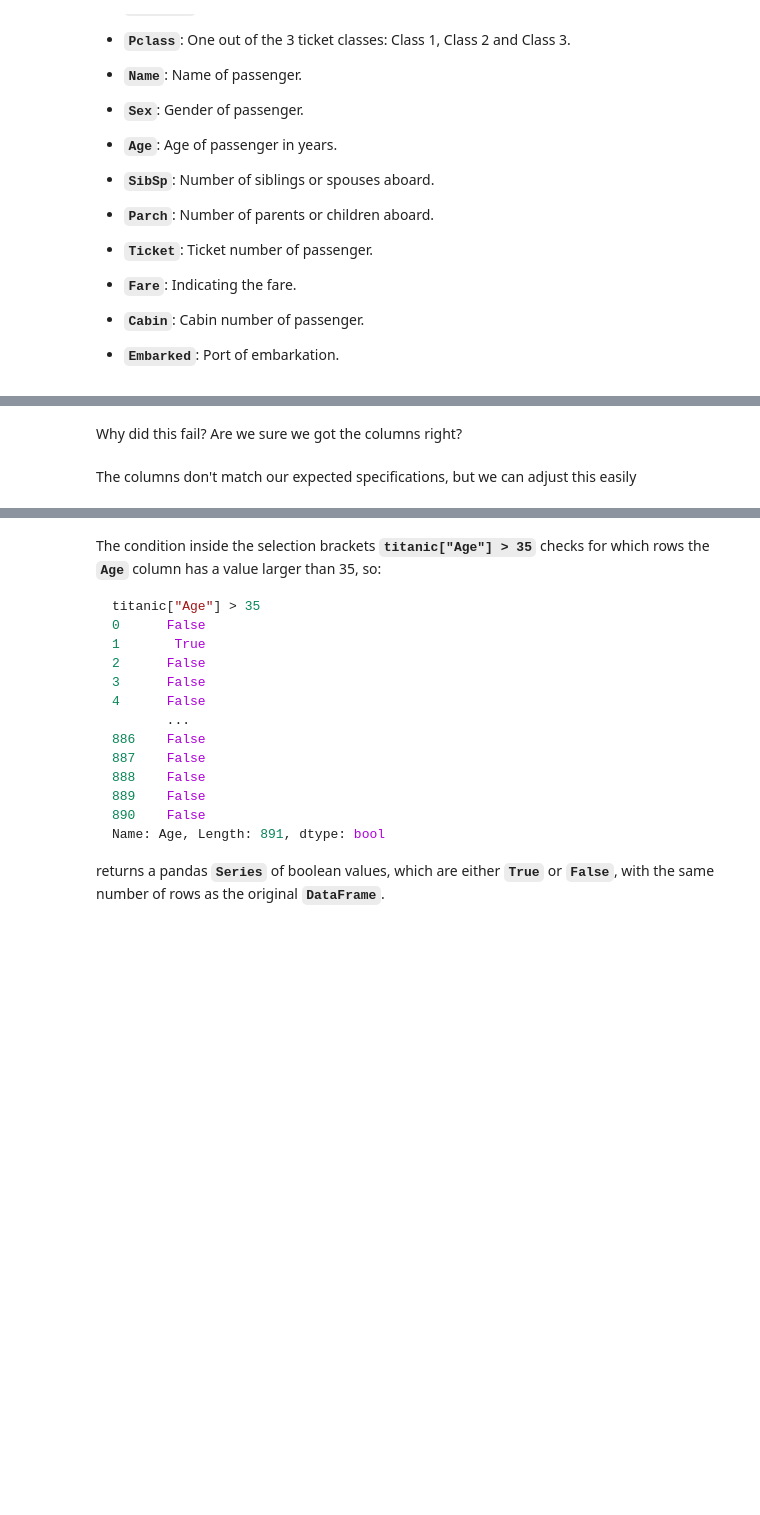
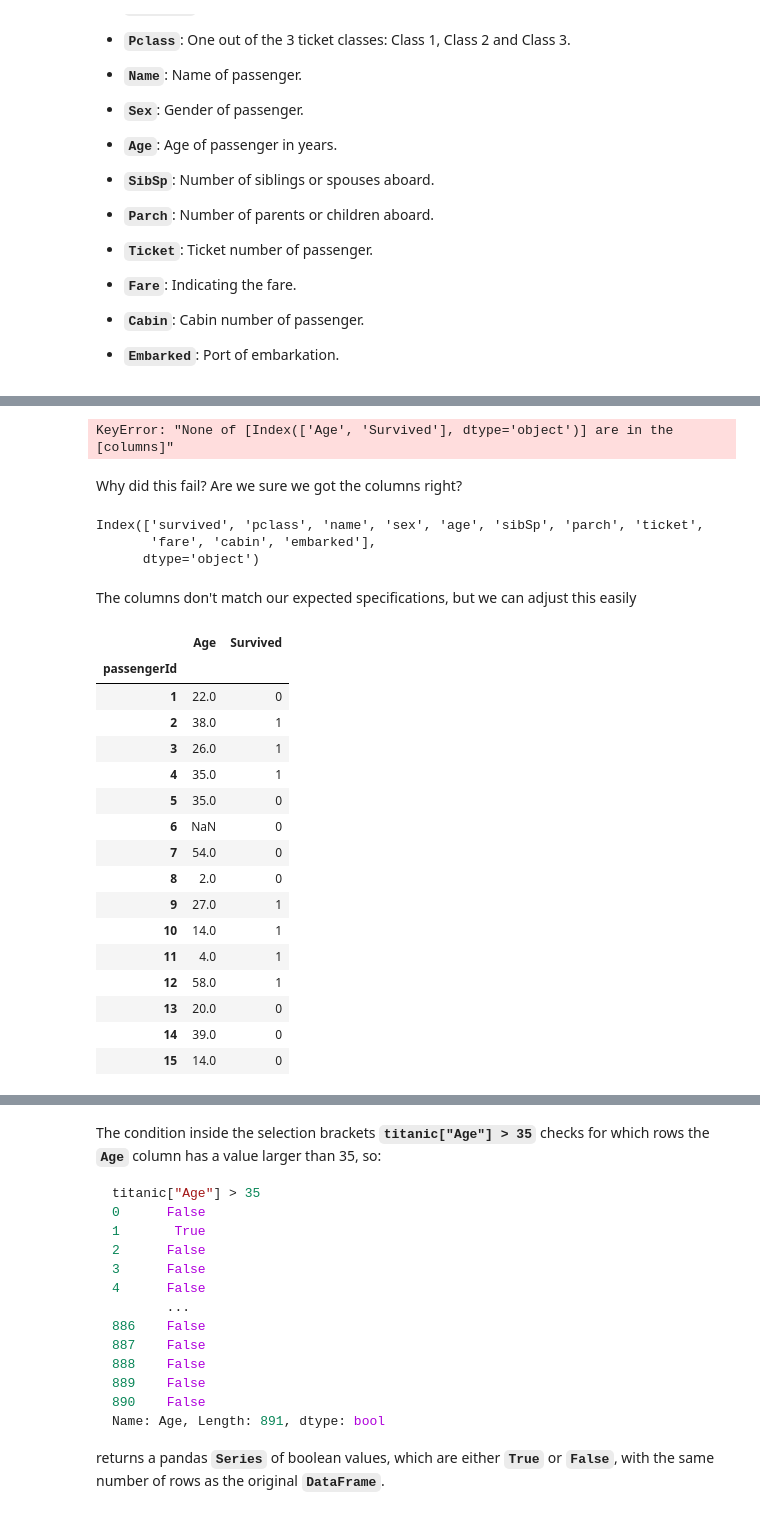
Before and after one commit to jembie/information-retrieval-exercises, a Jupyter notebook: exercises/lab01-intro-to-pandas/Lab_01.ipynb, the cells around one changed output, grey strips where cells are left out. Saved outputs shown, nothing was run; the diff lists cells and outputs as text; code cells hidden in the pictures; blank space fills up the shorter version.

```diff
--- a/exercises/lab01-intro-to-pandas/Lab_01.ipynb
+++ b/exercises/lab01-intro-to-pandas/Lab_01.ipynb
@@ -159,12 +229,45 @@ The Titanic data set consists of the following data columns:
 <div>
 <img src="../../images/lab01/pandas_columns.png" width="700"/>
 </div>
+# %%
+age_status = titanic[["Age", "Survived"]]
+# %% [output]
+KeyError: "None of [Index(['Age', 'Survived'], dtype='object')] are in the [columns]"
 # %% [markdown]
 Why did this fail? Are we sure we got the columns right?
+# %%
+titanic.columns
+# %% [output]
+Index(['survived', 'pclass', 'name', 'sex', 'age', 'sibSp', 'parch', 'ticket',
+       'fare', 'cabin', 'embarked'],
+      dtype='object')
 # %% [markdown]
 The columns don't match our expected specifications, but we can adjust this easily
 # %%
 # Change the columns to match our specification from above
+titanic.columns = titanic.columns.str.capitalize()
+
+age_status = titanic[["Age", "Survived"]]
+
+age_status.head(15)
+# %% [output]
+|  | Age | Survived |
+| passengerId |  |  |
+| 1 | 22.0 | 0 |
+| 2 | 38.0 | 1 |
+| 3 | 26.0 | 1 |
+| 4 | 35.0 | 1 |
+| 5 | 35.0 | 0 |
+| 6 | NaN | 0 |
+| 7 | 54.0 | 0 |
+| 8 | 2.0 | 0 |
+| 9 | 27.0 | 1 |
+| 10 | 14.0 | 1 |
+| 11 | 4.0 | 1 |
+| 12 | 58.0 | 1 |
+| 13 | 20.0 | 0 |
+| 14 | 39.0 | 0 |
+| 15 | 14.0 | 0 |
 # %% [markdown]
 <div>
 <img src="../../images/lab01/pandas_rows.png" width="700"/>
```
Also changed, not shown: parts of 17 cells of this notebook, 1 other file.
